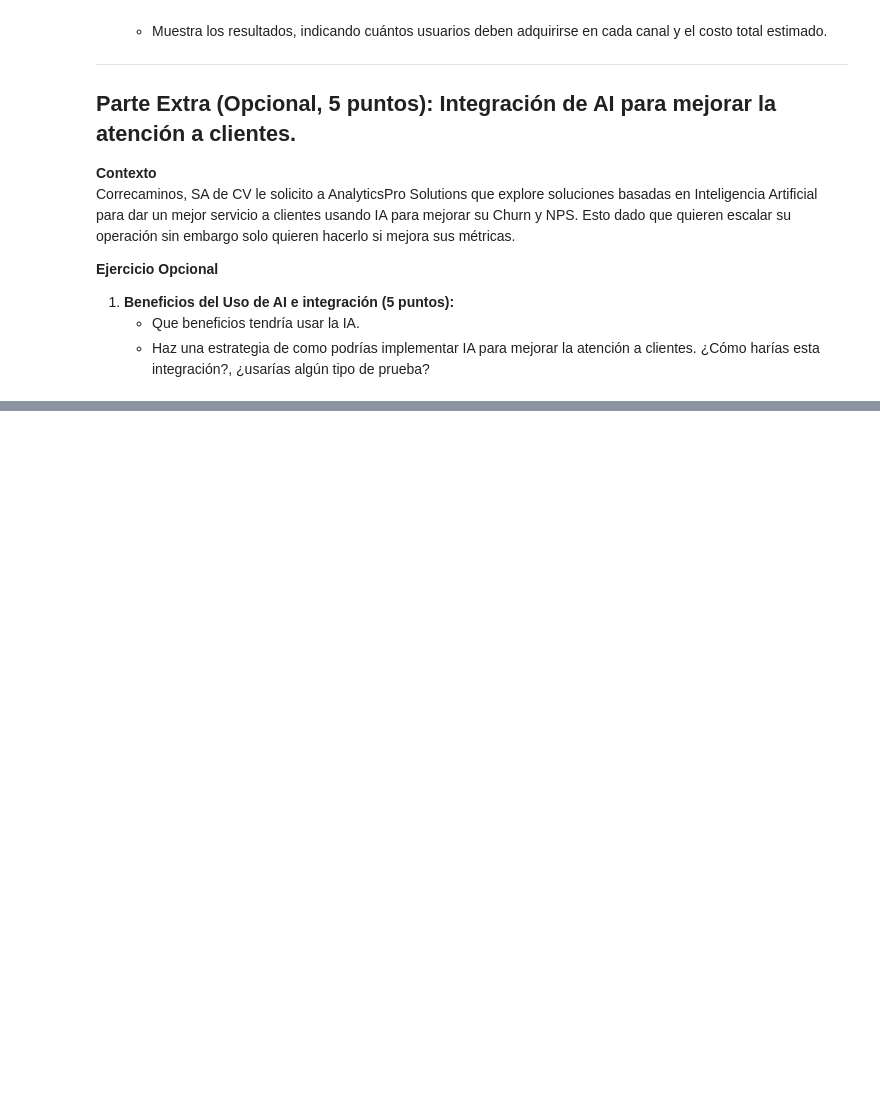
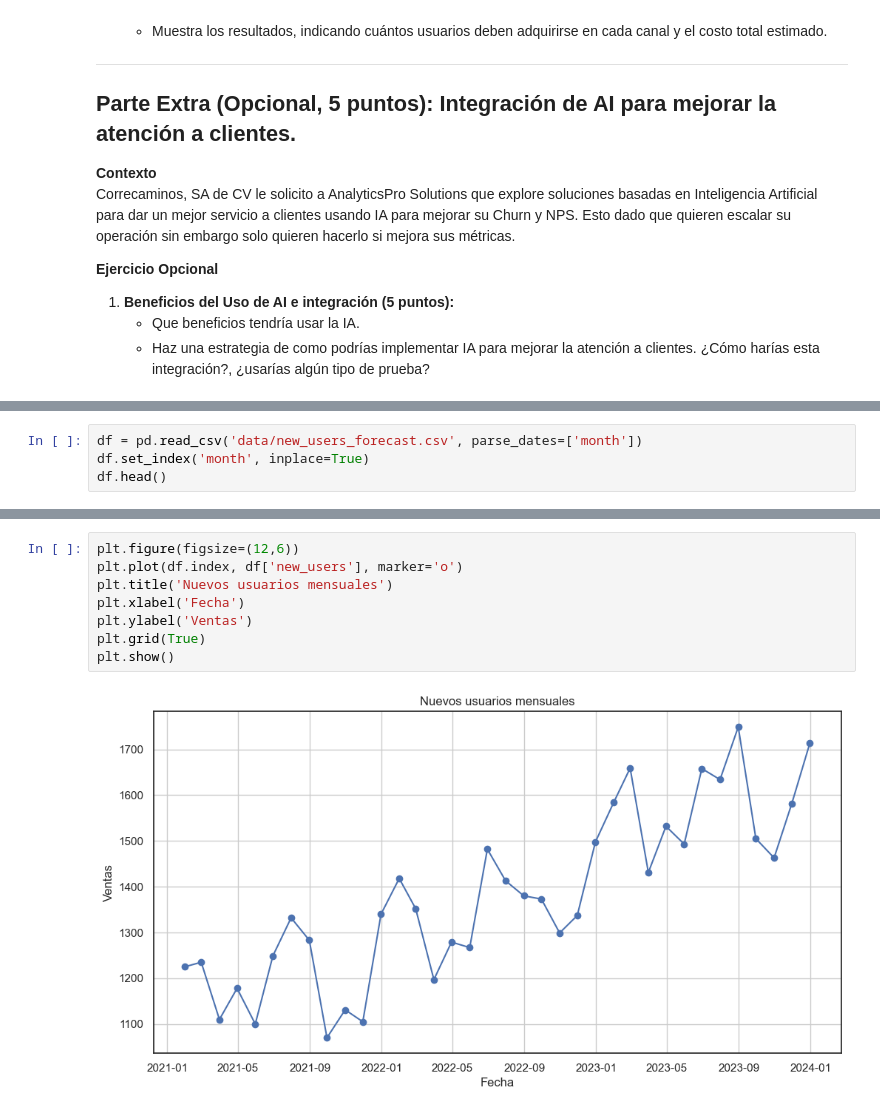
Before and after one commit to LuisMB09/lab_analisis_datos, a Jupyter notebook: examen-2do-parcial.ipynb, the cells around one changed output, grey strips where cells are left out. Saved outputs shown, nothing was run; the diff lists cells and outputs as text; blank space fills up the shorter version.

```diff
--- a/examen-2do-parcial.ipynb
+++ b/examen-2do-parcial.ipynb
@@ -128,0 +172,4 @@ Correcaminos, SA de CV le solicito a AnalyticsPro Solutions que explore solucion
+# %%
+df = pd.read_csv('data/new_users_forecast.csv', parse_dates=['month'])
+df.set_index('month', inplace=True)
+df.head()
@@ -128,0 +184,10 @@ Correcaminos, SA de CV le solicito a AnalyticsPro Solutions que explore solucion
+# %%
+plt.figure(figsize=(12,6))
+plt.plot(df.index, df['new_users'], marker='o')
+plt.title('Nuevos usuarios mensuales')
+plt.xlabel('Fecha')
+plt.ylabel('Ventas')
+plt.grid(True)
+plt.show()
+# %% [output]
+[figure, added]
```
Also changed, not shown: parts of 10 cells of this notebook, 2 other files.
